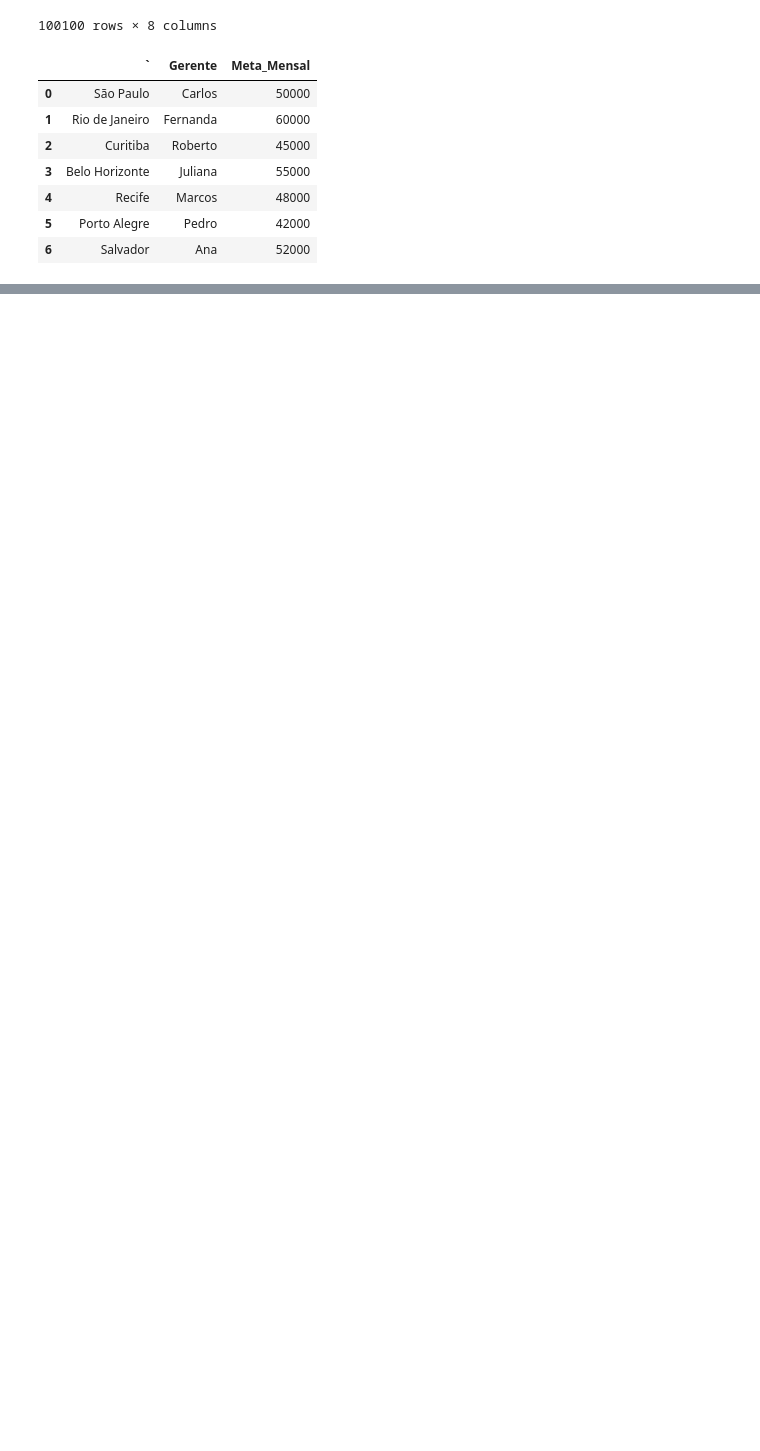
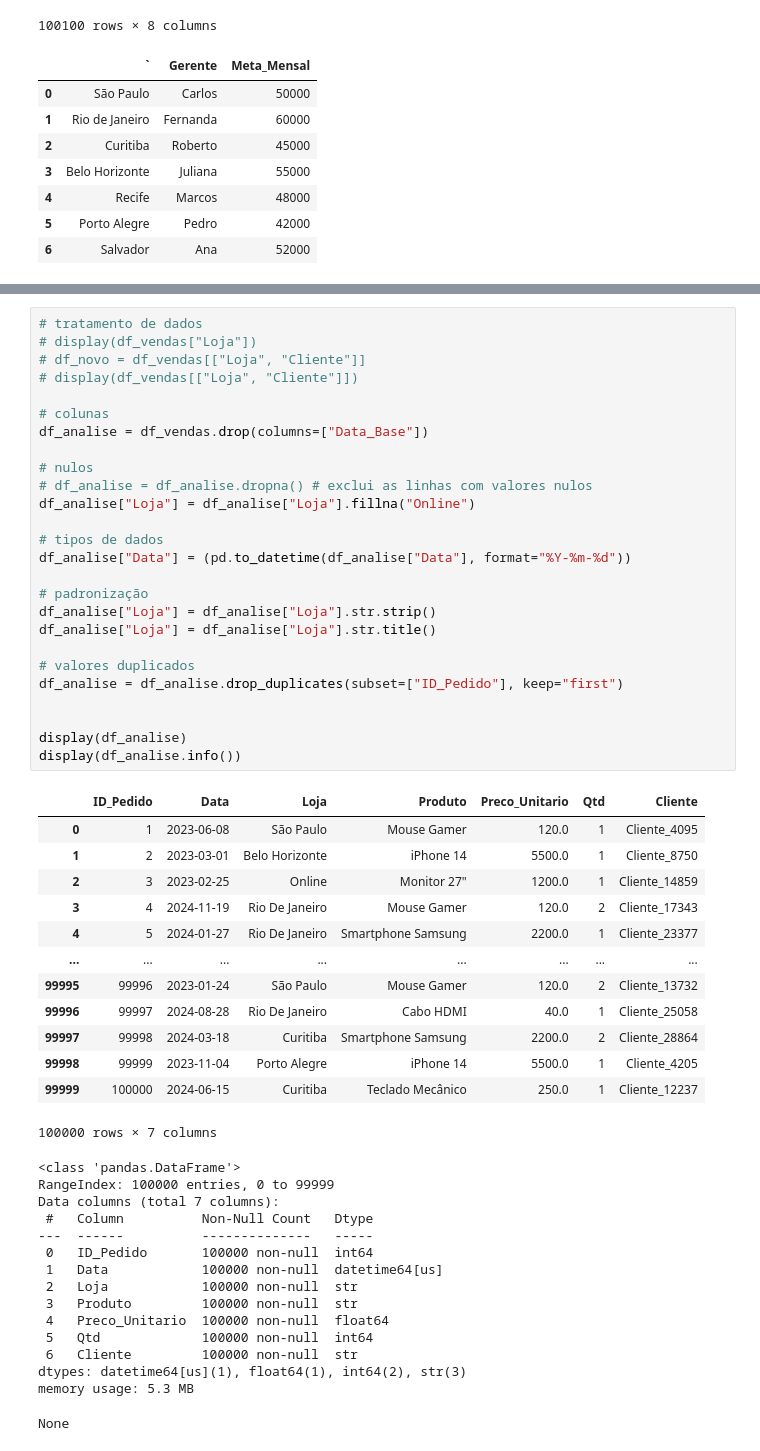
Before and after one commit to thanury/Pandas, a Jupyter notebook: pandas_supremo.ipynb, the cells around one changed output, grey strips where cells are left out. Cells and saved outputs as stored; diff of their text form; blank space fills up the shorter version.

```diff
--- a/pandas_supremo.ipynb
+++ b/pandas_supremo.ipynb
@@ -31,0 +119,55 @@ display(df_gerentes)
+# %%
+# tratamento de dados
+# display(df_vendas["Loja"])
+# df_novo = df_vendas[["Loja", "Cliente"]]
+# display(df_vendas[["Loja", "Cliente"]])
+
+# colunas
+df_analise = df_vendas.drop(columns=["Data_Base"])
+
+# nulos
+# df_analise = df_analise.dropna() # exclui as linhas com valores nulos
+df_analise["Loja"] = df_analise["Loja"].fillna("Online")
+
+# tipos de dados
+df_analise["Data"] = (pd.to_datetime(df_analise["Data"], format="%Y-%m-%d"))
+
+# padronização
+df_analise["Loja"] = df_analise["Loja"].str.strip()
+df_analise["Loja"] = df_analise["Loja"].str.title()
+
+# valores duplicados
+df_analise = df_analise.drop_duplicates(subset=["ID_Pedido"], keep="first")
+
+
+display(df_analise)
+display(df_analise.info())
+# %% [output]
+|  | ID_Pedido | Data | Loja | Produto | Preco_Unitario | Qtd | Cliente |
+| 0 | 1 | 2023-06-08 | São Paulo | Mouse Gamer | 120.0 | 1 | Cliente_4095 |
+| 1 | 2 | 2023-03-01 | Belo Horizonte | iPhone 14 | 5500.0 | 1 | Cliente_8750 |
+| 2 | 3 | 2023-02-25 | Online | Monitor 27" | 1200.0 | 1 | Cliente_14859 |
+| 3 | 4 | 2024-11-19 | Rio De Janeiro | Mouse Gamer | 120.0 | 2 | Cliente_17343 |
+| 4 | 5 | 2024-01-27 | Rio De Janeiro | Smartphone Samsung | 2200.0 | 1 | Cliente_23377 |
+| ... | ... | ... | ... | ... | ... | ... | ... |
+| 99995 | 99996 | 2023-01-24 | São Paulo | Mouse Gamer | 120.0 | 2 | Cliente_13732 |
+| 99996 | 99997 | 2024-08-28 | Rio De Janeiro | Cabo HDMI | 40.0 | 1 | Cliente_25058 |
+| 99997 | 99998 | 2024-03-18 | Curitiba | Smartphone Samsung | 2200.0 | 2 | Cliente_28864 |
+| 99998 | 99999 | 2023-11-04 | Porto Alegre | iPhone 14 | 5500.0 | 1 | Cliente_4205 |
+| 99999 | 100000 | 2024-06-15 | Curitiba | Teclado Mecânico | 250.0 | 1 | Cliente_12237 |
+100000 rows × 7 columns
+<class 'pandas.DataFrame'>
+RangeIndex: 100000 entries, 0 to 99999
+Data columns (total 7 columns):
+ #   Column          Non-Null Count   Dtype
+---  ------          --------------   -----
+ 0   ID_Pedido       100000 non-null  int64
+ 1   Data            100000 non-null  datetime64[us]
+ 2   Loja            100000 non-null  str
+ 3   Produto         100000 non-null  str
+ 4   Preco_Unitario  100000 non-null  float64
+ 5   Qtd             100000 non-null  int64
+ 6   Cliente         100000 non-null  str
+dtypes: datetime64[us](1), float64(1), int64(2), str(3)
+memory usage: 5.3 MB
+None
```
Also changed, not shown: parts of 2 cells of this notebook.
